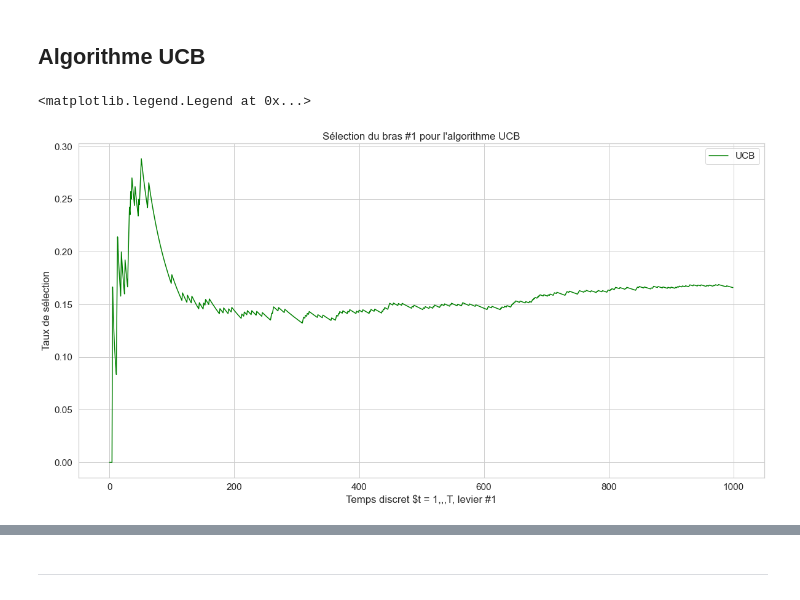
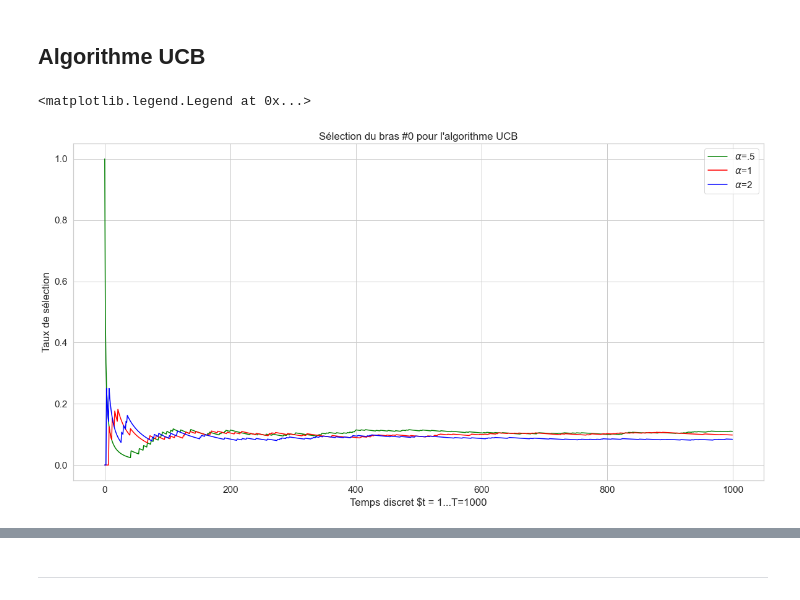
Before and after one commit to Meriadoc-gitgit/Bandits-Manchos-Simulation, a Jupyter notebook: puissance-4-game.ipynb, the cells around one changed output, grey strips where cells are left out. Drawn from its saved outputs; the diff is of its cells as text; code cells hidden in the pictures.

Commit message:
update graph

```diff
--- a/puissance-4-game.ipynb
+++ b/puissance-4-game.ipynb
@@ -276,17 +291,26 @@ plt.legend()
 # %%
 # ================================================
 # SELECTION RATE OF THE UCB ALGORITHMS
 # ================================================
-plt.plot(
-  Graphic.selections_simulation(P,1,"UCB",1000,1),
-  label="UCB",
-  color="green")
+ucb05 = pd.read_csv("recom-choice-UCB-0.5.csv")
+recompenses_ucb_05 = ucb05["recompenses"]
+choix_ucb_05 = ucb05["choix"]
 
-plt.xlabel("Temps discret $t = 1,,,T, levier #1")
-plt.ylabel("Taux de sélection")
-plt.title("Sélection du bras #1 pour l'algorithme UCB")
+ucb1 = pd.read_csv("recom-choice-UCB-1.csv")
+recompenses_ucb_1 = ucb1["recompenses"]
+choix_ucb_1 = ucb1["choix"]
 
-plt.legend()
+ucb2 = pd.read_csv("recom-choice-UCB-2.csv")
+recompenses_ucb_2 = ucb2["recompenses"]
+choix_ucb_2 = ucb2["choix"]
+
+Graphic.affiche_selection(choix_ucb_05,"UCB",1000,alpha=.5, color="green")
+Graphic.affiche_selection(choix_ucb_1,"UCB",1000,alpha=1, color="red")
+Graphic.affiche_selection(choix_ucb_2,"UCB",1000,alpha=2, color="blue")
+
+plt.legend([r"$\alpha$=.5",r"$\alpha$=1",r"$\alpha$=2"])
+# Sauvegarder le graph sous forme PNG
+#plt.savefig("img/ucb/ucb-selection-rate.jpg")
 # %% [output]
 <matplotlib.legend.Legend at 0x...>
-[figure, old version]
+[figure, new version]
```
Also changed, not shown: parts of 15 cells of this notebook, 19 other files.
